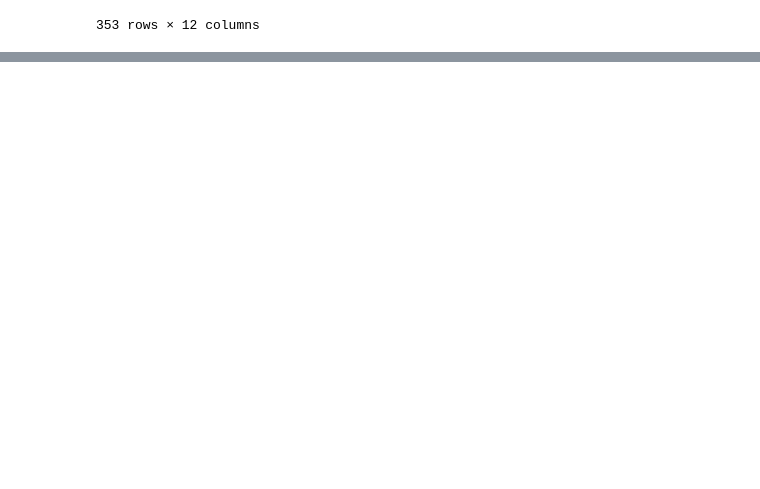
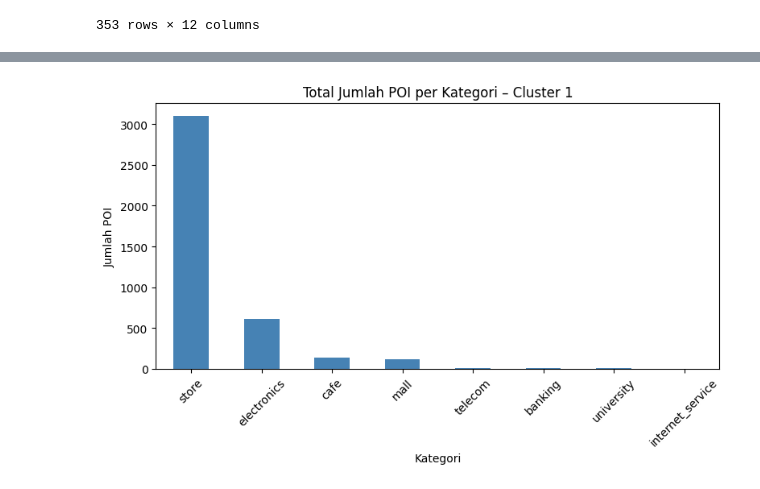
Before and after one commit to IrulIslami/Intern-Stuff, a Jupyter notebook: analyze_poi.ipynb, the cells around one changed output, grey strips where cells are left out. Drawn from its saved outputs; the diff is of its cells as text; code cells hidden in the pictures; blank space fills up the shorter version.

```diff
--- a/analyze_poi.ipynb
+++ b/analyze_poi.ipynb
@@ -934,6 +934,9 @@ Q4     3
 Name: count, dtype: int64
 # %%
 df_final.to_csv("analyze_poi/digital_readiness_quartile_matrix.csv", index=False)
+# %%
+import pandas as pd
+df_final = pd.read_csv("analyze_poi/digital_readiness_quartile_matrix.csv")
 # %%
 from sklearn.cluster import KMeans
 from sklearn.preprocessing import StandardScaler
@@ -1034,0 +997,17 @@ Name: count, Length: 109, dtype: int64
+# %%
+import pandas as pd
+
+# Asumsi df_final & pivot_df sudah ada
+category_cols = ['banking','cafe','electronics','internet_service',
+                 'mall','store','telecom','university']
+
+# Ambil kolom identitas + cluster dari df_final
+cluster_info = df_final[['kabupaten_kota','cluster_kmodes']]
+
+# Merge ke pivot_df (jumlah asli POI)
+merged = pivot_df.merge(cluster_info, on='kabupaten_kota', how='left')
+
+# Hitung total jumlah POI per kategori, per cluster
+cluster_totals = merged.groupby('cluster_kmodes')[category_cols].sum()
+
+print(cluster_totals)
@@ -1034,0 +1037,14 @@ Name: count, Length: 109, dtype: int64
+# %%
+cluster1_totals = merged[merged['cluster_kmodes'] == 0][category_cols].sum()
+
+# === plot ===
+plt.figure(figsize=(8,5))
+cluster1_totals.sort_values(ascending=False).plot(kind='bar', color='steelblue')
+plt.title('Total Jumlah POI per Kategori – Cluster 1')
+plt.ylabel('Jumlah POI')
+plt.xlabel('Kategori')
+plt.xticks(rotation=45)
+plt.tight_layout()
+plt.show()
+# %% [output]
+[figure, added]
```
Also changed, not shown: parts of 24 cells of this notebook, 9 other files.
